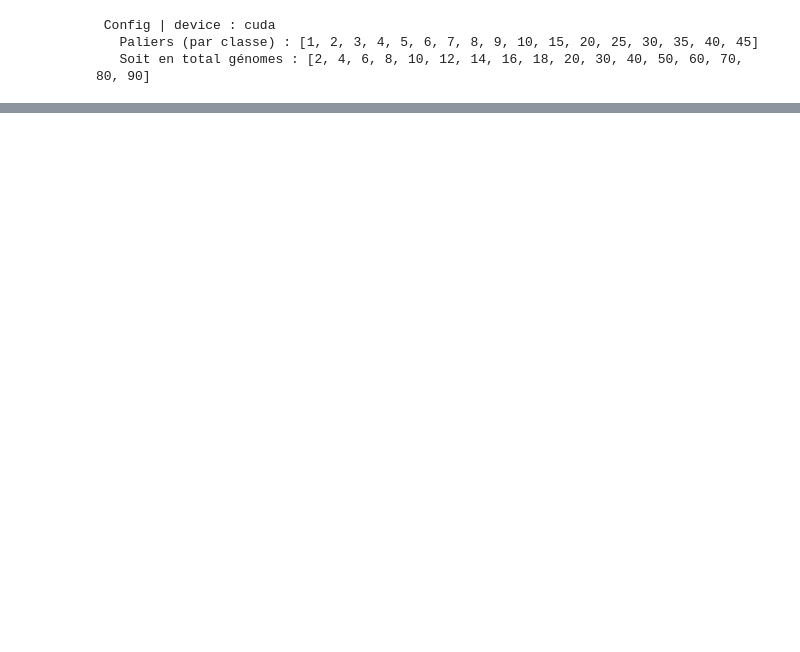
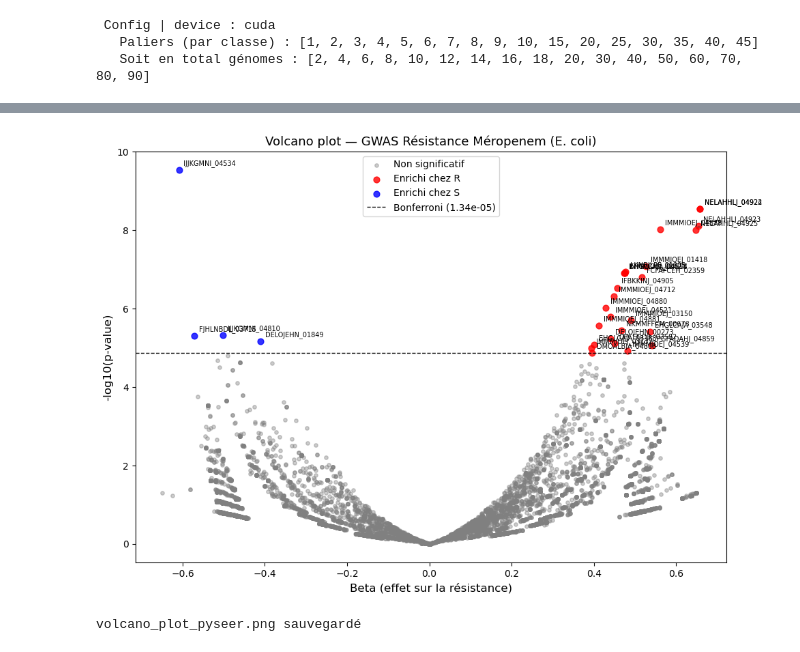
Before and after one commit to labgem/FSL-MIL, a Jupyter notebook: FSL_strategy_incremental_training.ipynb, the cells around one changed output, grey strips where cells are left out. Drawn from its saved outputs; the diff is of its cells as text; code cells hidden in the pictures; blank space fills up the shorter version.

```diff
--- a/FSL_strategy_incremental_training.ipynb
+++ b/FSL_strategy_incremental_training.ipynb
@@ -146,7 +148,7 @@ def mil_collate(batch):
 # Modèle MIL Gated Attention
 
 class GatedAttentionMIL(nn.Module):
-    def __init__(self, emb_dim, attn_dim=32, hidden=32, dropout=0.1):
+    def __init__(self, emb_dim, attn_dim=64, hidden=128, dropout=0.15):
         super().__init__()
         self.drop = nn.Dropout(dropout)
         self.V = nn.Sequential(nn.Linear(emb_dim, attn_dim), nn.Tanh())
@@ -181,12 +183,8 @@ def get_probs(model, loader):
         all_y.append(y.numpy())
     return np.concatenate(all_y), np.concatenate(all_prob)
 
-def find_best_threshold(y_true, y_prob):
-    p, r, thr = precision_recall_curve(y_true, y_prob)
-    f1s = 2*p*r / (p+r+1e-8)
-    return float(thr[np.argmax(f1s)])
 
-def compute_metrics(y_true, y_prob, threshold):
+def compute_metrics(y_true, y_prob, threshold=0.5):
     y_pred = (y_prob >= threshold).astype(int)
     auc = roc_auc_score(y_true, y_prob) if len(np.unique(y_true)) > 1 else None
     return {
@@ -1448,0 +1436,65 @@ print(eggnog_df.head(1))
+# %%
+import pandas as pd
+import matplotlib.pyplot as plt
+import numpy as np
+
+# Charger les résultats
+df = pd.read_csv("/shared/projects/pangaimix/pyseer_122_results/pyseer_lmm.assoc", sep="\t")
+df["locus_tag"] = df["variant"].str.rstrip("_")
+
+# Calculer -log10(p-value)
+df["-log10p"] = -np.log10(df["lrt-pvalue"].astype(float))
+
+# Seuil Bonferroni
+threshold = 1.34e-05
+log_threshold = -np.log10(threshold)
+
+# Couleurs : significatif ou non
+df["color"] = "grey"
+df.loc[(df["lrt-pvalue"] < threshold) & (df["beta"] > 0), "color"] = "red"    # R enrichi
+df.loc[(df["lrt-pvalue"] < threshold) & (df["beta"] < 0), "color"] = "blue"   # S enrichi
+
+# Plot
+fig, ax = plt.subplots(figsize=(10, 7))
+
+ax.scatter(
+    df[df["color"] == "grey"]["beta"],
+    df[df["color"] == "grey"]["-log10p"],
+    c="grey", alpha=0.4, s=15, label="Non significatif"
+)
+ax.scatter(
+    df[df["color"] == "red"]["beta"],
+    df[df["color"] == "red"]["-log10p"],
+    c="red", alpha=0.8, s=40, label="Enrichi chez R"
+)
+ax.scatter(
+    df[df["color"] == "blue"]["beta"],
+    df[df["color"] == "blue"]["-log10p"],
+    c="blue", alpha=0.8, s=40, label="Enrichi chez S"
+)
+
+# Ligne seuil Bonferroni
+ax.axhline(y=log_threshold, color="black", linestyle="--",
+           linewidth=1, label=f"Bonferroni ({threshold:.2e})")
+
+# Annoter les hits significatifs
+sig = df[df["lrt-pvalue"] < threshold]
+for _, row in sig.iterrows():
+    ax.annotate(
+        row["locus_tag"],
+        xy=(row["beta"], row["-log10p"]),
+        xytext=(5, 5), textcoords="offset points",
+        fontsize=7, color="black"
+    )
+
+ax.set_xlabel("Beta (effet sur la résistance)", fontsize=12)
+ax.set_ylabel("-log10(p-value)", fontsize=12)
+ax.set_title("Volcano plot — GWAS Résistance Méropenem (E. coli)", fontsize=13)
+ax.legend(fontsize=10)
+plt.tight_layout()
+plt.savefig("volcano_plot_pyseer.png", dpi=300)
+plt.show()
+print("volcano_plot_pyseer.png sauvegardé")
+# %% [output]
+[figure, added]
+volcano_plot_pyseer.png sauvegardé
```
Also changed, not shown: parts of 23 cells of this notebook.
